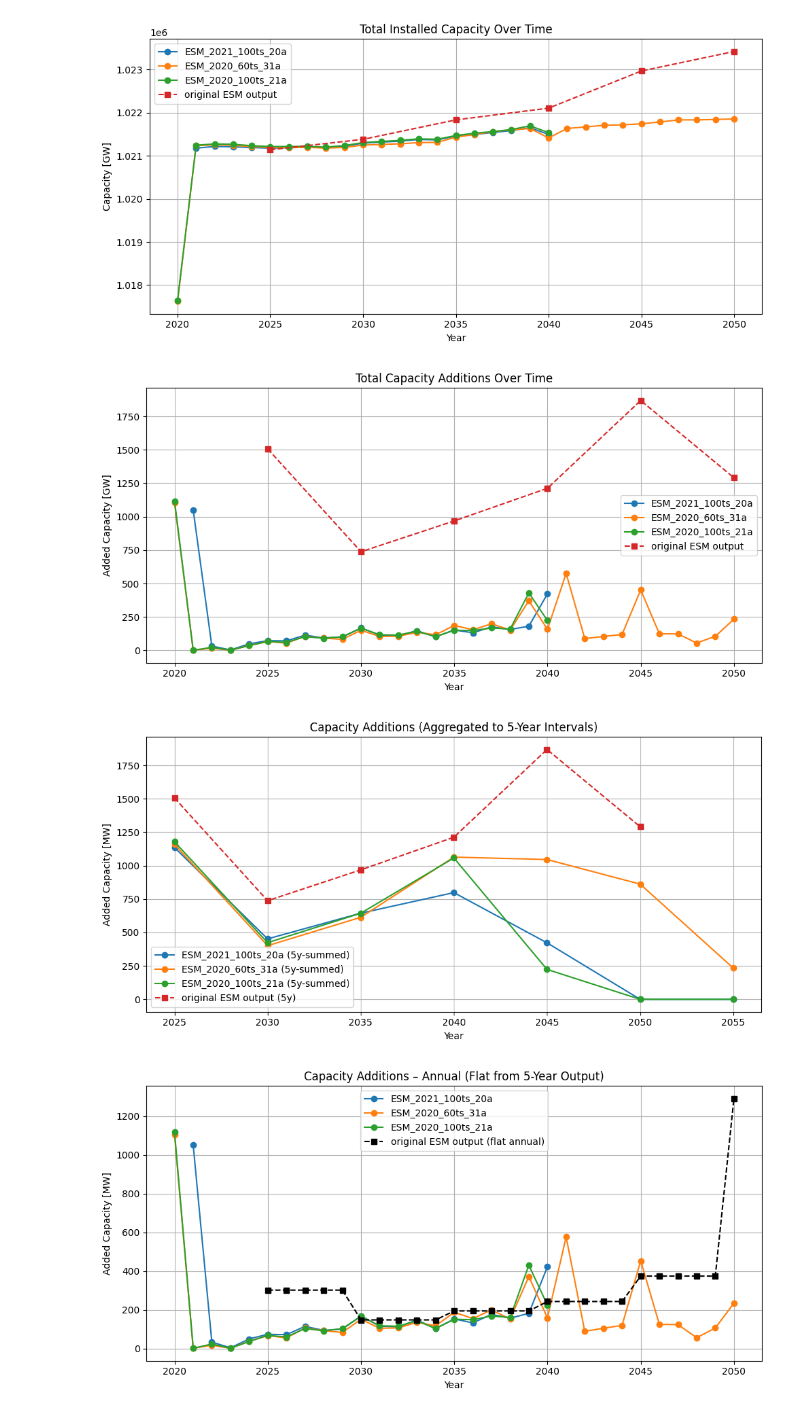
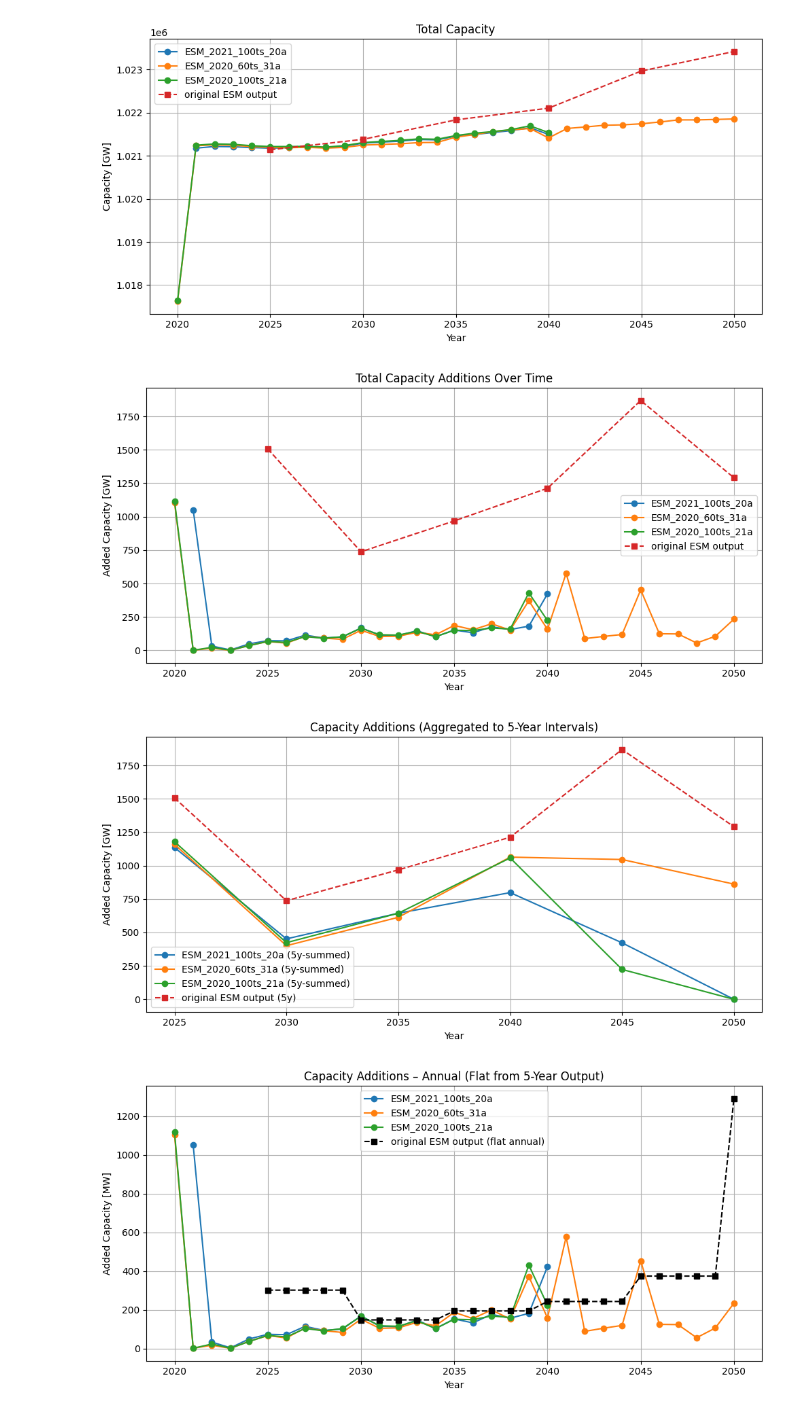
Before and after one commit to NicolaL1/ZEN-garden_SP, a Jupyter notebook: Data/energy_sytem/esm_comparison.ipynb, the cells around one changed output. Cells and saved outputs as stored; diff of their text form; code cells hidden in the pictures.

```diff
--- a/Data/energy_sytem/esm_comparison.ipynb
+++ b/Data/energy_sytem/esm_comparison.ipynb
@@ -242,7 +357,7 @@ try:
     total_cap_out = cap_out.sum(axis=0)
     plt.plot(total_cap_out.index, total_cap_out.values, marker='s', linestyle='--', label=output_label)
 
-    plt.title('Total Installed Capacity Over Time')
+    plt.title('Total Capacity')
     plt.xlabel('Year')
     plt.ylabel('Capacity [GW]')
     plt.grid(True)
@@ -282,8 +397,8 @@ try:
     import pandas as pd
 
     # Define consistent 5-year bins
-    bin_edges = [2020, 2025, 2030, 2035, 2040, 2045, 2050, 2055]
-    bin_labels = [2025, 2030, 2035, 2040, 2045, 2050, 2055]
+    bin_edges = [2020, 2025, 2030, 2035, 2040, 2045, 2050]
+    bin_labels = [2025, 2030, 2035, 2040, 2045, 2050]
 
     plt.figure(figsize=(10, 5))
 
@@ -297,36 +412,36 @@ try:
         if cap_add.shape[1] > 6:  # assume 5-year output would only have 6 time steps
             total_cap_add = cap_add.sum(axis=0)
 
             # Bin and sum annual data into 5-year intervals
             binned = pd.cut(total_cap_add.index, bins=bin_edges, labels=bin_labels, right=False)
             cap_add_binned = total_cap_add.groupby(binned, observed=False).sum()
 
             plt.plot(cap_add_binned.index.astype(int), cap_add_binned.values,
                      marker='o', linestyle='-', label=label + " (5y-summed)")
 
     # Plot the original 5-year output for comparison
     cap_add_out = result_output.get_total("capacity_addition")
     cap_add_out.columns = output_years
     total_cap_add_out = cap_add_out.sum(axis=0)
 
     plt.plot(total_cap_add_out.index, total_cap_add_out.values,
              marker='s', linestyle='--', label=output_label + " (5y)")
 
     plt.title('Capacity Additions (Aggregated to 5-Year Intervals)')
     plt.xlabel('Year')
-    plt.ylabel('Added Capacity [MW]')
+    plt.ylabel('Added Capacity [GW]')
     plt.grid(True)
     plt.legend()
     plt.tight_layout()
     plt.show()
 
 except Exception as e:
     print(f"Error plotting 5-year binned capacity additions: {e}")
 # %% [output]
 [figure]
-[figure, old version]
+[figure, new version]
 [figure]
-[figure, old version]
+[figure, new version]
 # %%
 import pandas as pd
 
```
Also changed, not shown: parts of 1 cell of this notebook.
